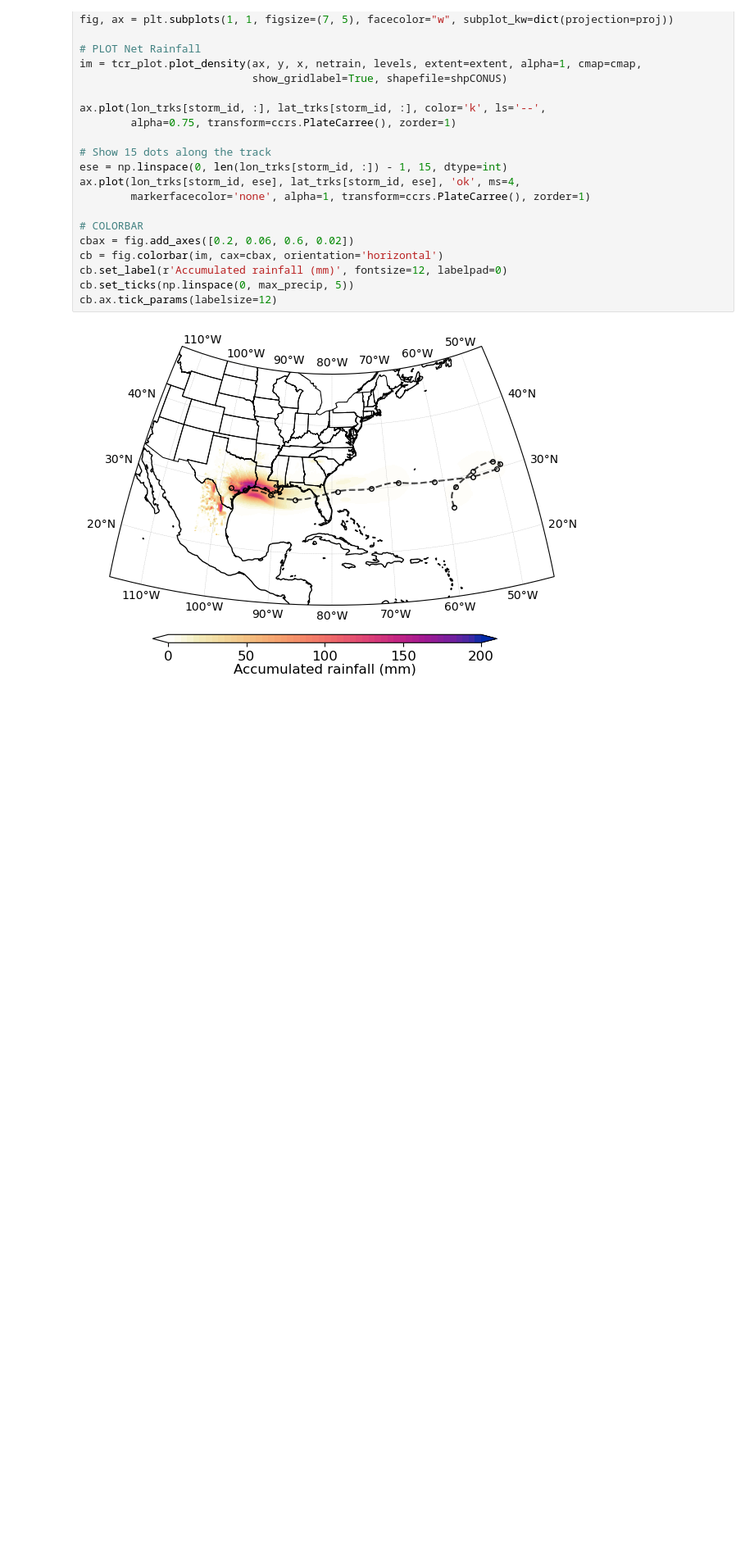
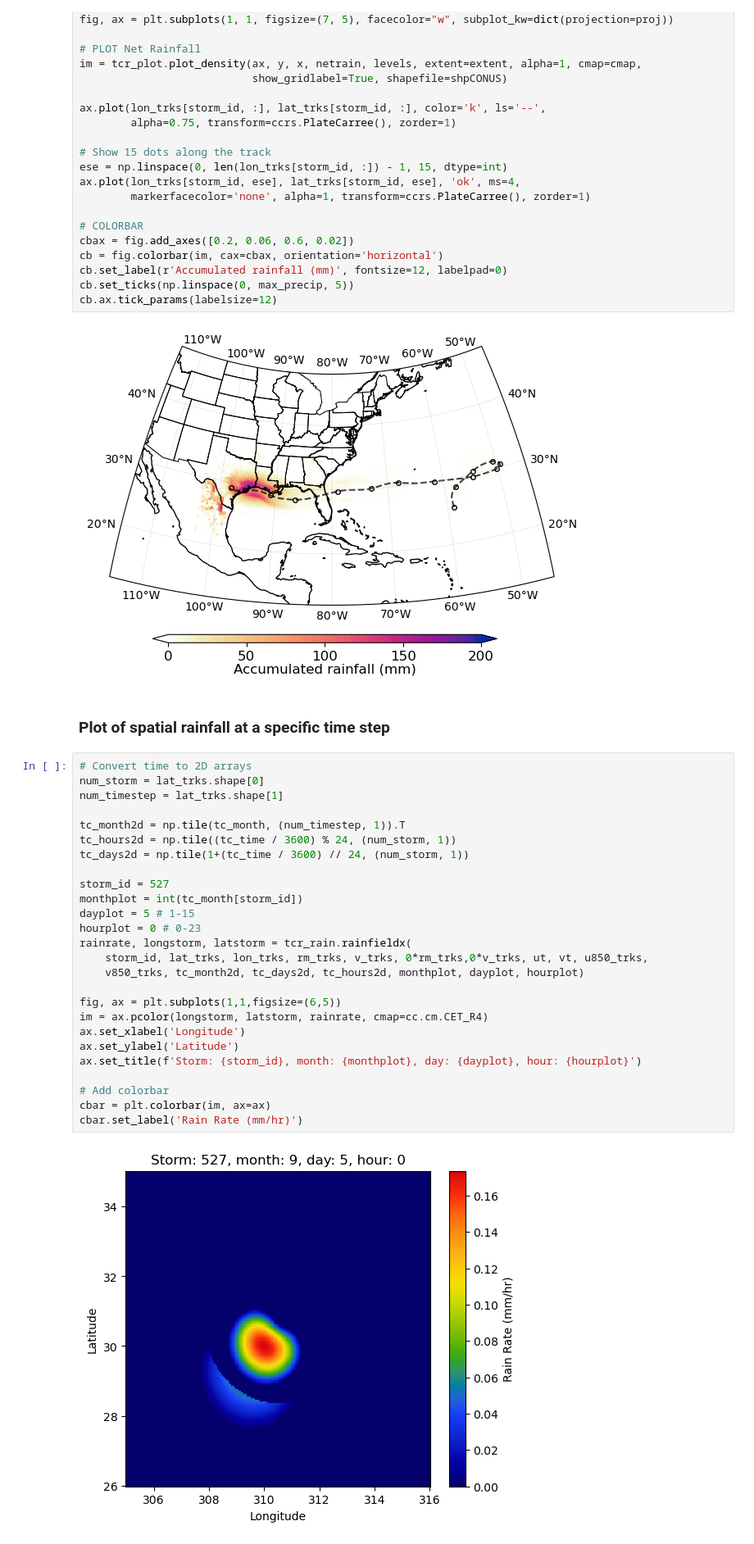
Before and after one commit to levuvietphong/pyTCR, a Jupyter notebook: notebooks/ex2_rainfall_generation.ipynb, the cells around one changed output. Shown at 82% size. Saved outputs shown, nothing was run; the diff lists cells and outputs as text; blank space fills up the shorter version.

```diff
--- a/notebooks/ex2_rainfall_generation.ipynb
+++ b/notebooks/ex2_rainfall_generation.ipynb
@@ -141,3 +163,33 @@ cb.set_ticks(np.linspace(0, max_precip, 5))
 cb.ax.tick_params(labelsize=12)
 # %% [output]
 [figure]
+# %% [markdown]
+### Plot of spatial rainfall at a specific time step
+# %%
+# Convert time to 2D arrays
+num_storm = lat_trks.shape[0]
+num_timestep = lat_trks.shape[1]
+
+tc_month2d = np.tile(tc_month, (num_timestep, 1)).T
+tc_hours2d = np.tile((tc_time / 3600) % 24, (num_storm, 1))
+tc_days2d = np.tile(1+(tc_time / 3600) // 24, (num_storm, 1))
+
+storm_id = 527
+monthplot = int(tc_month[storm_id])
+dayplot = 5 # 1-15
+hourplot = 0 # 0-23
+rainrate, longstorm, latstorm = tcr_rain.rainfieldx(
+    storm_id, lat_trks, lon_trks, rm_trks, v_trks, 0*rm_trks,0*v_trks, ut, vt, u850_trks,
+    v850_trks, tc_month2d, tc_days2d, tc_hours2d, monthplot, dayplot, hourplot)
+
+fig, ax = plt.subplots(1,1,figsize=(6,5))
+im = ax.pcolor(longstorm, latstorm, rainrate, cmap=cc.cm.CET_R4)
+ax.set_xlabel('Longitude')
+ax.set_ylabel('Latitude')
+ax.set_title(f'Storm: {storm_id}, month: {monthplot}, day: {dayplot}, hour: {hourplot}')
+
+# Add colorbar
+cbar = plt.colorbar(im, ax=ax)
+cbar.set_label('Rain Rate (mm/hr)')
+# %% [output]
+[figure, added]
```
Also changed, not shown: parts of 14 cells of this notebook, 8 other files.
